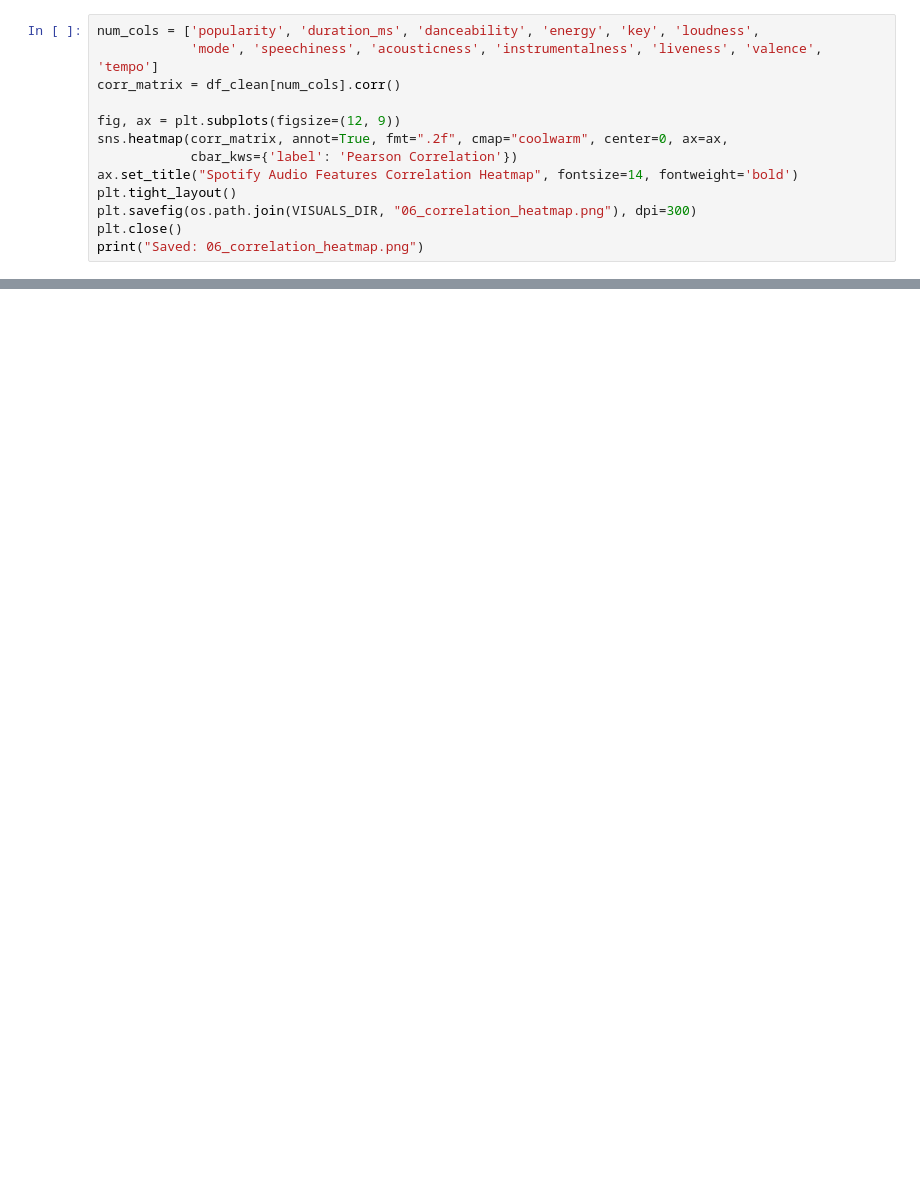
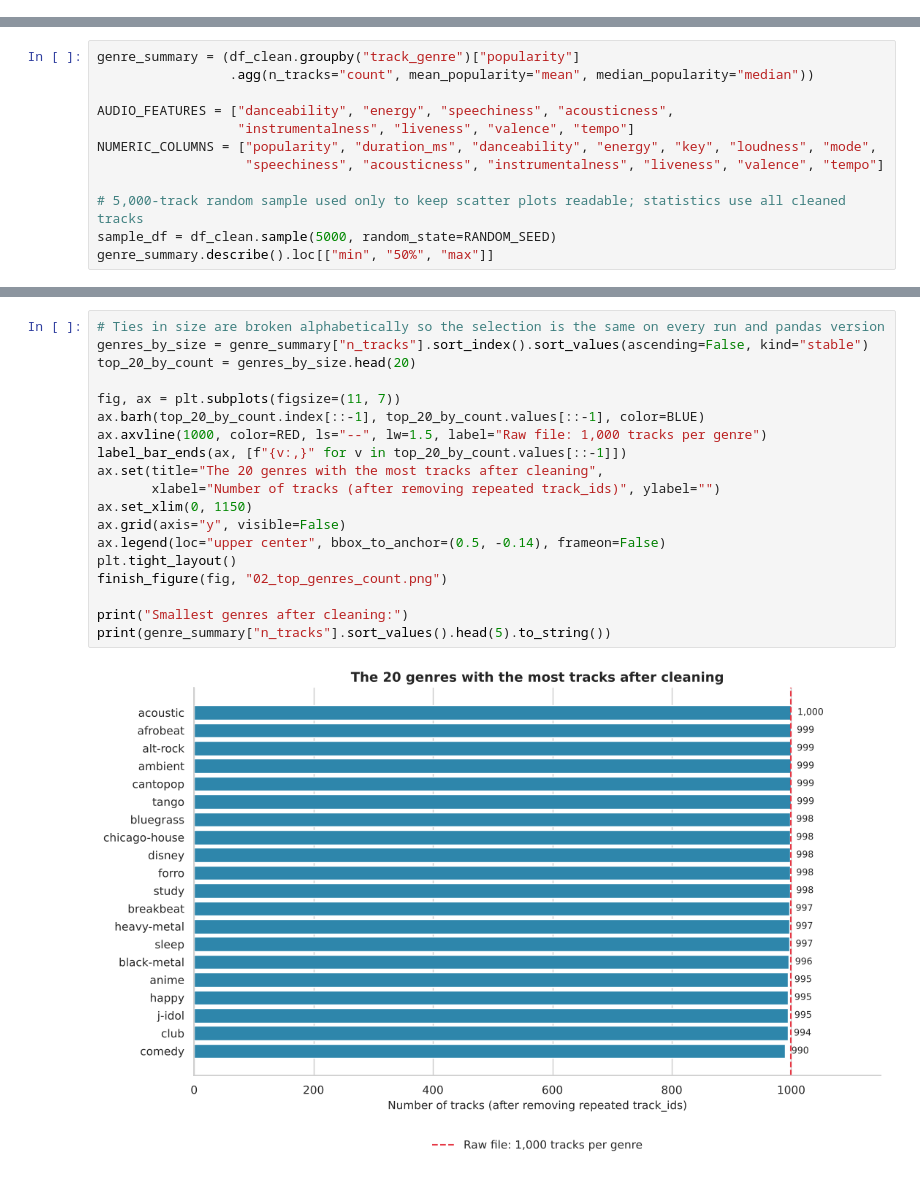
Before and after one commit to Akash22-11/spotify-eda, a Jupyter notebook: notebooks/spotify_eda.ipynb, the cells around one changed output, grey strips where cells are left out. Cells and saved outputs as stored; diff of their text form; blank space fills up the shorter version.

```diff
--- a/notebooks/spotify_eda.ipynb
+++ b/notebooks/spotify_eda.ipynb
@@ -188,13 +0,0 @@ Saved: 05_genre_vs_popularity_violin.png
-# %%
-num_cols = ['popularity', 'duration_ms', 'danceability', 'energy', 'key', 'loudness',
-            'mode', 'speechiness', 'acousticness', 'instrumentalness', 'liveness', 'valence', 'tempo']
-corr_matrix = df_clean[num_cols].corr()
-
-fig, ax = plt.subplots(figsize=(12, 9))
-sns.heatmap(corr_matrix, annot=True, fmt=".2f", cmap="coolwarm", center=0, ax=ax,
-            cbar_kws={'label': 'Pearson Correlation'})
-ax.set_title("Spotify Audio Features Correlation Heatmap", fontsize=14, fontweight='bold')
-plt.tight_layout()
-plt.savefig(os.path.join(VISUALS_DIR, "06_correlation_heatmap.png"), dpi=300)
-plt.close()
-print("Saved: 06_correlation_heatmap.png")
@@ -417,0 +268,12 @@ Dashboard saved to dashboard\spotify_dashboard.html
+# %%
+genre_summary = (df_clean.groupby("track_genre")["popularity"]
+                 .agg(n_tracks="count", mean_popularity="mean", median_popularity="median"))
+
+AUDIO_FEATURES = ["danceability", "energy", "speechiness", "acousticness",
+                  "instrumentalness", "liveness", "valence", "tempo"]
+NUMERIC_COLUMNS = ["popularity", "duration_ms", "danceability", "energy", "key", "loudness", "mode",
+                   "speechiness", "acousticness", "instrumentalness", "liveness", "valence", "tempo"]
+
+# 5,000-track random sample used only to keep scatter plots readable; statistics use all cleaned tracks
+sample_df = df_clean.sample(5000, random_state=RANDOM_SEED)
+genre_summary.describe().loc[["min", "50%", "max"]]
@@ -417,0 +340,21 @@ Dashboard saved to dashboard\spotify_dashboard.html
+# %%
+# Ties in size are broken alphabetically so the selection is the same on every run and pandas version
+genres_by_size = genre_summary["n_tracks"].sort_index().sort_values(ascending=False, kind="stable")
+top_20_by_count = genres_by_size.head(20)
+
+fig, ax = plt.subplots(figsize=(11, 7))
+ax.barh(top_20_by_count.index[::-1], top_20_by_count.values[::-1], color=BLUE)
+ax.axvline(1000, color=RED, ls="--", lw=1.5, label="Raw file: 1,000 tracks per genre")
+label_bar_ends(ax, [f"{v:,}" for v in top_20_by_count.values[::-1]])
+ax.set(title="The 20 genres with the most tracks after cleaning",
+       xlabel="Number of tracks (after removing repeated track_ids)", ylabel="")
+ax.set_xlim(0, 1150)
+ax.grid(axis="y", visible=False)
+ax.legend(loc="upper center", bbox_to_anchor=(0.5, -0.14), frameon=False)
+plt.tight_layout()
+finish_figure(fig, "02_top_genres_count.png")
+
+print("Smallest genres after cleaning:")
+print(genre_summary["n_tracks"].sort_values().head(5).to_string())
+# %% [output]
+[figure, added]
```
Also changed, not shown: parts of 82 cells of this notebook, 1 other file.
